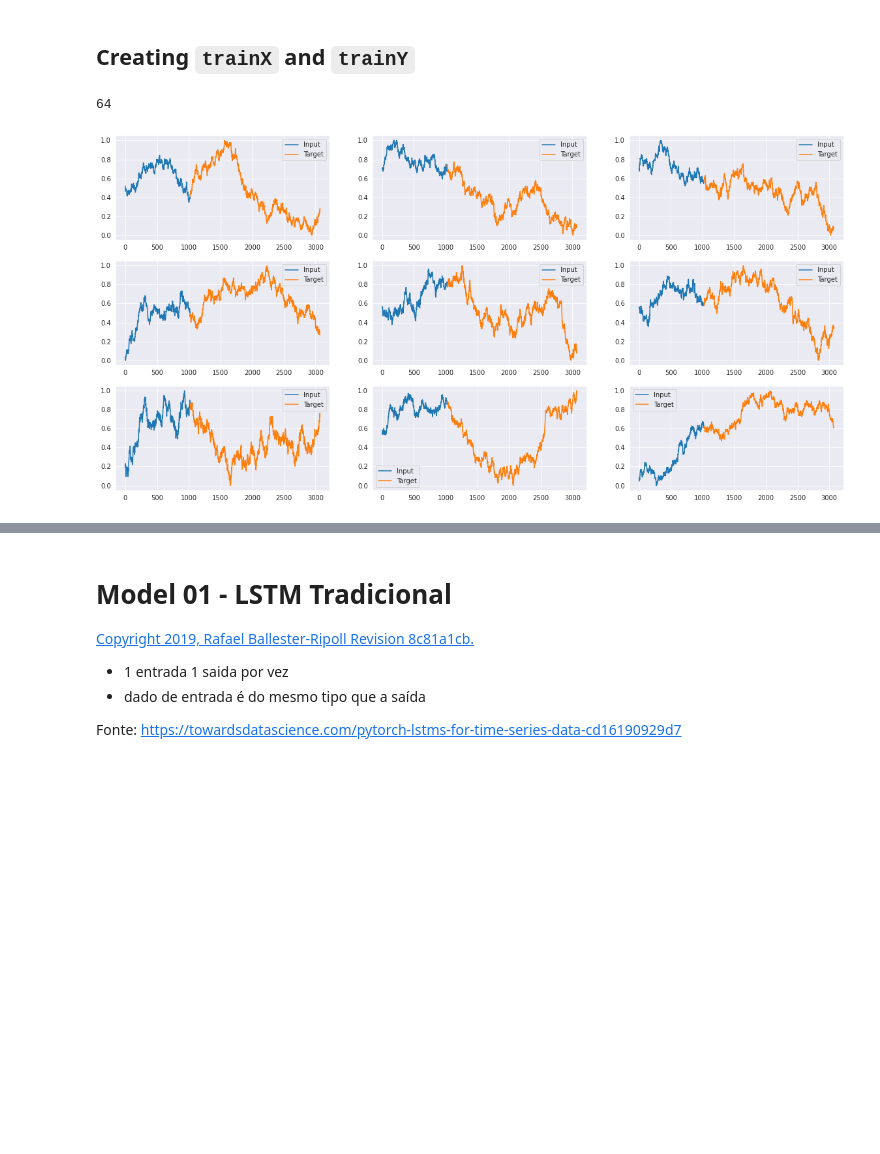
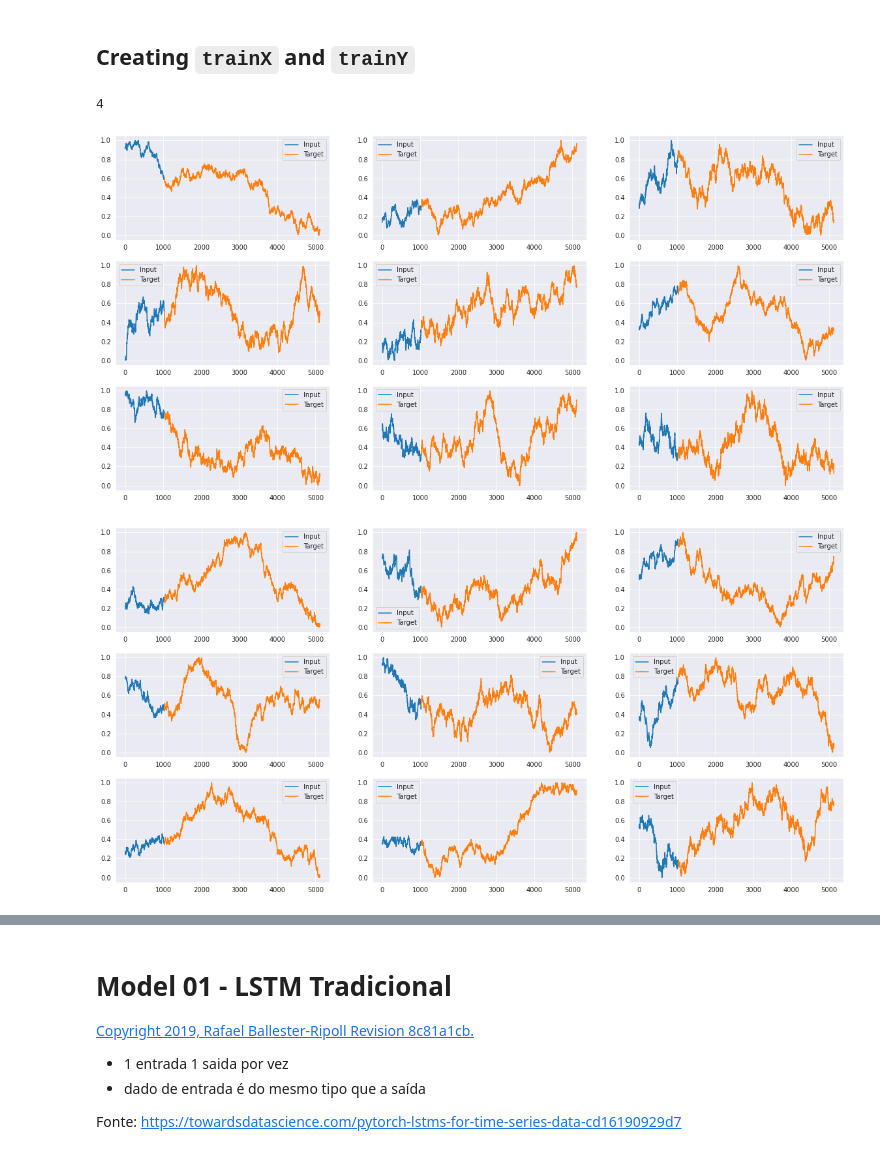
Before and after one commit to barauna-lo/Colored_Noise, a Jupyter notebook: CervejaGratis.ipynb, the cells around one changed output, grey strips where cells are left out. Drawn from its saved outputs; the diff is of its cells as text; code cells hidden in the pictures; blank space fills up the shorter version.

```diff
--- a/CervejaGratis.ipynb
+++ b/CervejaGratis.ipynb
@@ -412,9 +412,9 @@ plt.show()
 # %% [markdown]
 ## Creating `trainX` and `trainY`
 # %%
-win_in = 1024
-win_ou = 2*1024
-jump = 16*1024
+win_in = 2*1024
+win_ou = 4*1024
+jump = 64*1024*2
 
 dataset = rn
 trainX, trainY, trainX_test,trainY_test = create_dataset2(dataset,win_in,win_ou,jump,isTensor=True)
@@ -422,16 +422,24 @@ trainX, trainY, trainX_test,trainY_test = create_dataset2(dataset,win_in,win_ou,
 # %%
 len(trainX)
 # %% [output]
-64
+4
 # %%
 plt.figure(figsize=(20,10))
 for k in range(9):
   plt.subplot(3,3,k+1)
   plot_test(trainX[k],trainY[k])
   plt.legend()
 plt.show()
+
+plt.figure(figsize=(20,10))
+for k in range(9):
+  plt.subplot(3,3,k+1)
+  plot_test(trainX_test[k],trainY_test[k])
+  plt.legend()
+plt.show()
 # %% [output]
-[figure, old version]
+[figure, new version]
+[figure, added]
 # %%
 beta_index = -2
 delta_beta = DBeta()
```
Also changed, not shown: parts of 14 cells of this notebook.
